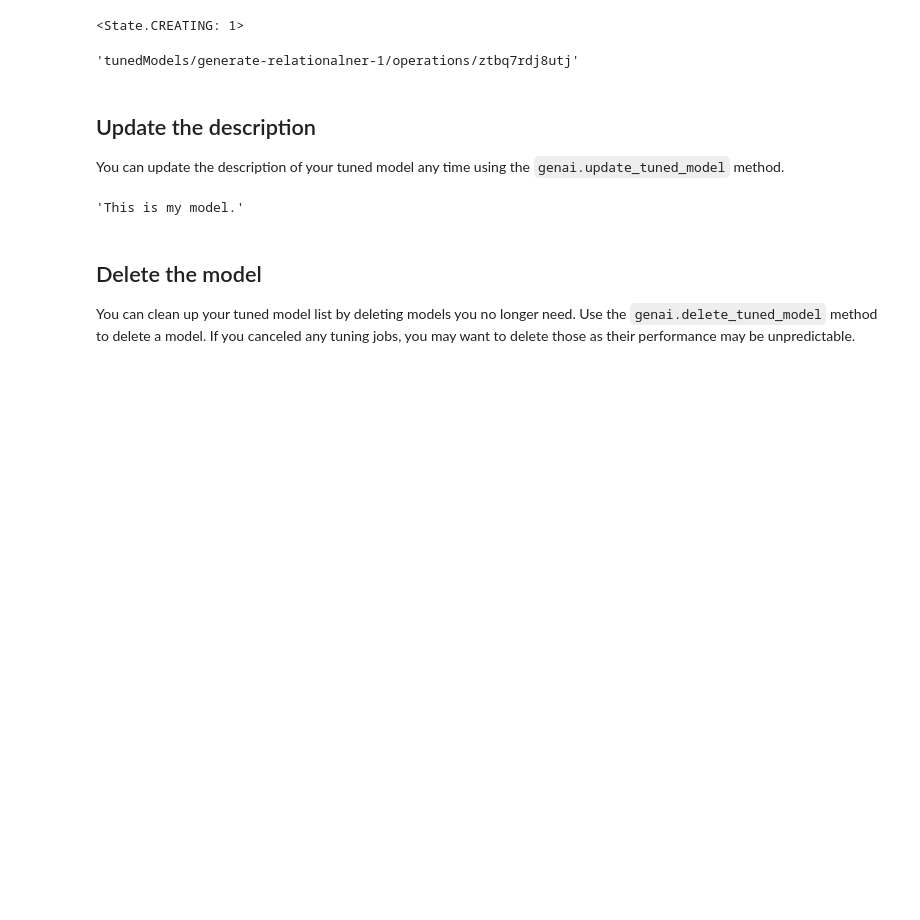
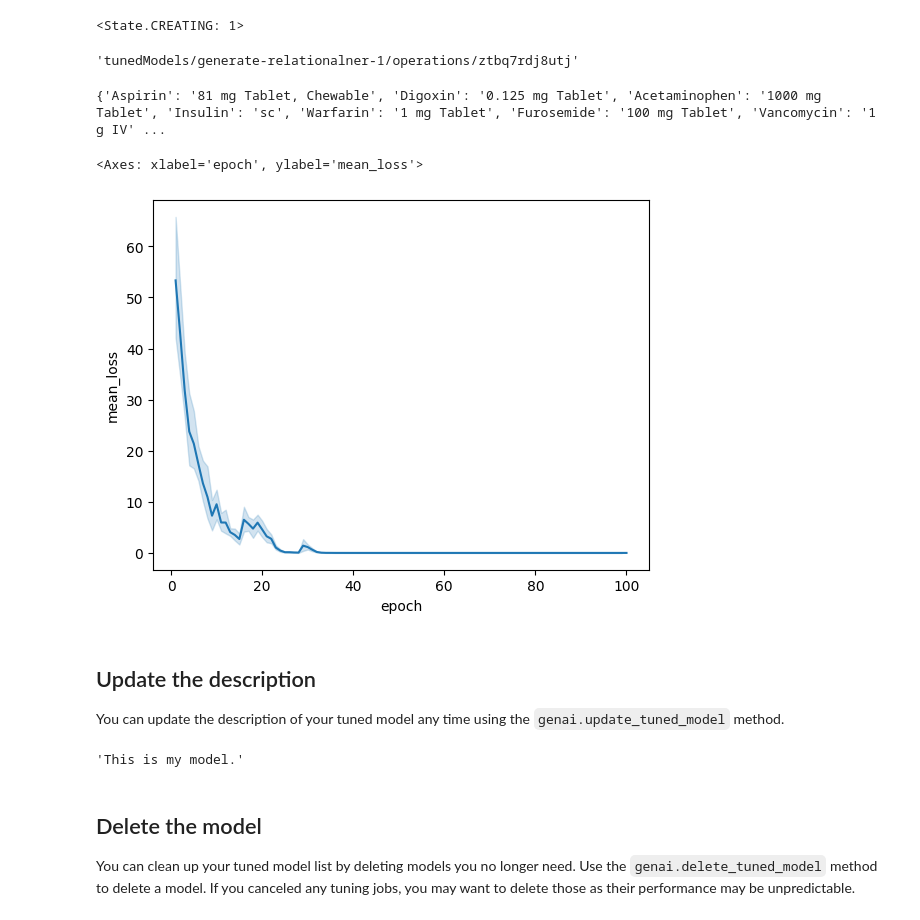
Before and after one commit to rg3pzr/EHR_Gemini_FineTune, a Jupyter notebook: site/en/gemini-api/docs/model-tuning/python.ipynb, the cells around one changed output. Drawn from its saved outputs; the diff is of its cells as text; code cells hidden in the pictures; blank space fills up the shorter version.

```diff
--- a/site/en/gemini-api/docs/model-tuning/python.ipynb
+++ b/site/en/gemini-api/docs/model-tuning/python.ipynb
@@ -329,3 +422,19 @@ for status in operation.wait_bar():
+# %%
+print(result.text)
+# %% [output]
+{'Aspirin': '81 mg Tablet, Chewable', 'Digoxin': '0.125 mg Tablet', 'Acetaminophen': '1000 mg Tablet', 'Insulin': 'sc', 'Warfarin': '1 mg Tablet', 'Furosemide': '100 mg Tablet', 'Vancomycin': '1 g IV' ...
+# %%
+import pandas as pd
+import seaborn as sns
+
+model = operation.result()
+
+snapshots = pd.DataFrame(model.tuning_task.snapshots)
+
+sns.lineplot(data=snapshots, x = 'epoch', y='mean_loss')
+# %% [output]
+<Axes: xlabel='epoch', ylabel='mean_loss'>
+[figure, added]
 # %% [markdown]
 ## Update the description
 
```
Also changed, not shown: parts of 5 cells of this notebook.
